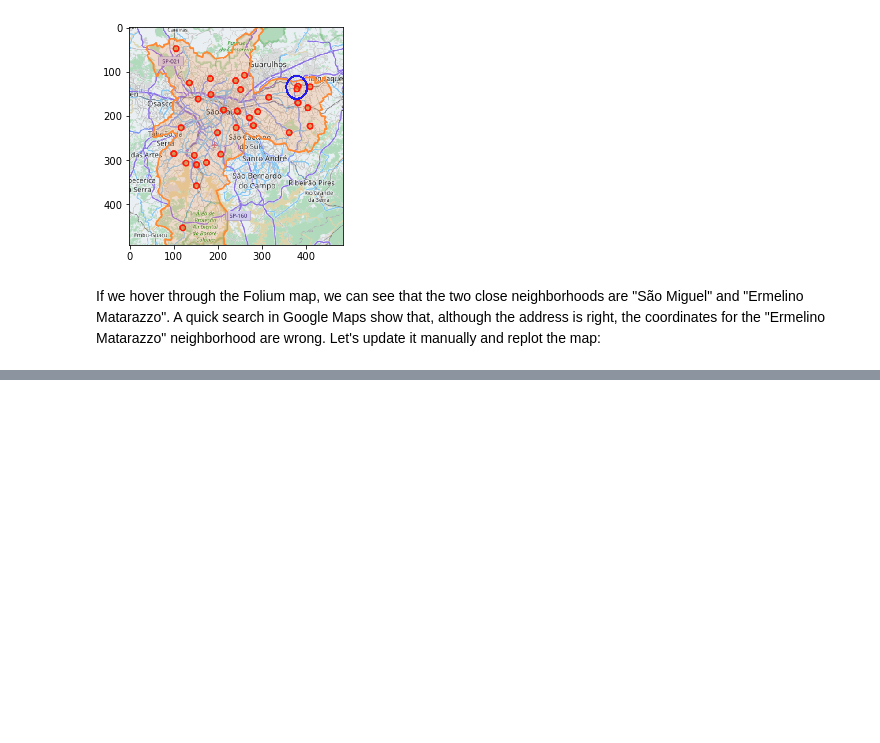
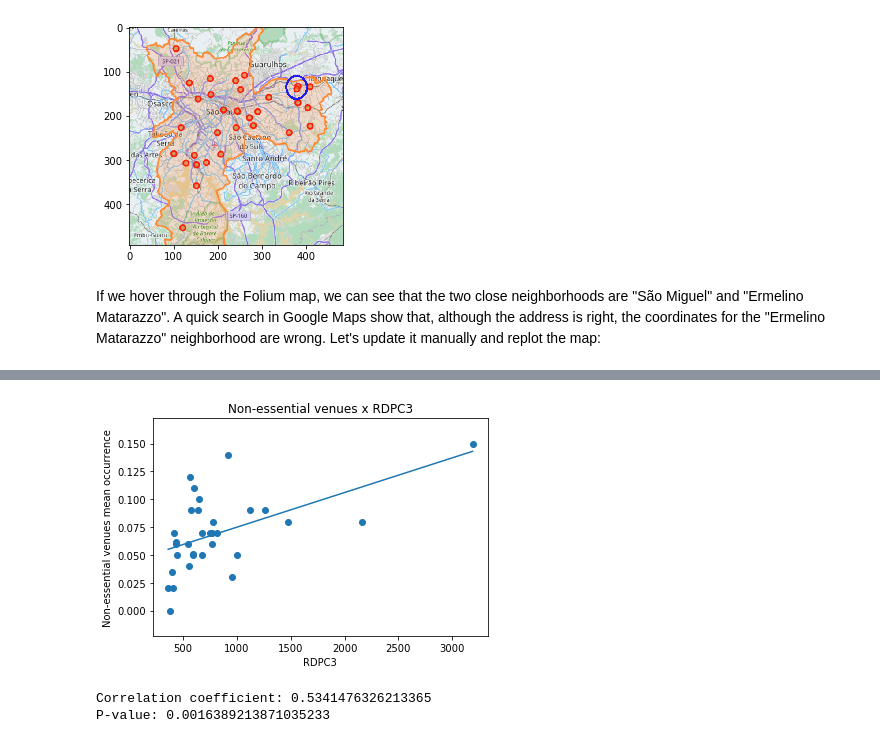
Before and after one commit to lima-luiz/IBM-Capstone-Project, a Jupyter notebook: Insights on inequality in Sao Paulo (Brazil).ipynb, the cells around one changed output, grey strips where cells are left out. Saved outputs shown, nothing was run; the diff lists cells and outputs as text; code cells hidden in the pictures; blank space fills up the shorter version.

```diff
--- a/Insights on inequality in Sao Paulo (Brazil).ipynb
+++ b/Insights on inequality in Sao Paulo (Brazil).ipynb
@@ -650,0 +506,26 @@ map_clusters
+# %%
+x = key_indicators_organized['RDPC3']
+y = non_essential
+
+p = x.argsort()
+x = x[p]
+y = y[p]
+plt.scatter(x,y)
+plt.title('Non-essential venues x RDPC3')
+plt.xlabel('RDPC3')
+plt.ylabel('Non-essential venues mean occurrence')
+
+# linear
+m1, b1, r_value, p_value, std_err = stats.linregress(x, y)
+
+y_fit = b1 + m1 * x
+
+plt.plot(x, y_fit, '-')
+plt.show()
+
+print("Correlation coefficient: " + str(r_value))
+print("P-value: " + str(p_value))
+# %% [output]
+[figure, added]
+Correlation coefficient: 0.5341476326213365
+P-value: 0.0016389213871035233
```
Also changed, not shown: parts of 66 cells of this notebook, 4 other files.
